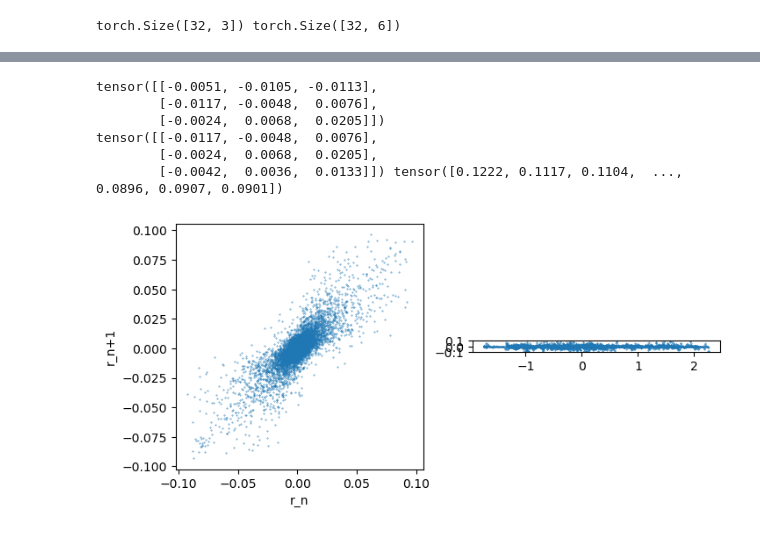
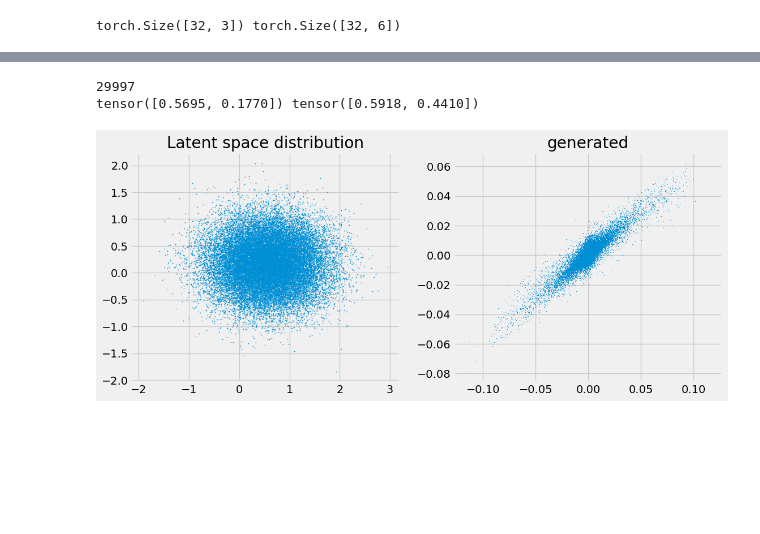
Before and after one commit to jetark/mzs, a Jupyter notebook: cvae_mzs.ipynb, the cells around one changed output, grey strips where cells are left out. Cells and saved outputs as stored; diff of their text form; code cells hidden in the pictures; blank space fills up the shorter version.

```diff
--- a/cvae_mzs.ipynb
+++ b/cvae_mzs.ipynb
@@ -223,26 +222,27 @@ plt.show()
-# %%
-r_n = r_aux
-r_np1 = torch.roll(r_aux, -1, 0)
-v = r_v[:, 3:]
-r = r_v[:, :3]
-print(r_n[:3])
-print(r_np1[:3], v[:-1, 0])
-fig = plt.figure(figsize=(8,8))
-ax1 = fig.add_subplot(2,2,1)
-ax1.scatter(r_n[:, 2], r_np1[:,2], s=0.1)
-ax1.set_xlabel('r_n')
-ax1.set_ylabel('r_n+1')
-ax2 = fig.add_subplot(2,2,2)
-ax2.scatter(r[:,2], r_np1[:, 2], s=0.1)
-plt.gca().set_aspect('equal')
-# %% [output]
-tensor([[-0.0051, -0.0105, -0.0113],
-        [-0.0117, -0.0048,  0.0076],
-        [-0.0024,  0.0068,  0.0205]])
-tensor([[-0.0117, -0.0048,  0.0076],
-        [-0.0024,  0.0068,  0.0205],
-        [-0.0042,  0.0036,  0.0133]]) tensor([0.1222, 0.1117, 0.1104,  ..., 0.0896, 0.0907, 0.0901])
-[figure, removed]
+# %%
+ind = numpy.random.choice(len(data), 29997)
+labels = data[:][1]
+print(len(labels))
+with torch.no_grad():
+    _, _, _, z = VAE(data[ind][0], data[ind][1], return_latent=True)
+    generated = VAE.sample(labels, num_samples=len(labels))
+mu = torch.mean(z,0)
+std = torch.std(z,0)
+print(mu, std)
+fig = plt.figure(figsize=(12,5))
+
+ax1 = fig.add_subplot(1,2,1)
+ax1.scatter(z[:, 0], z[:, 1], s=0.5)
+ax1.set_title('Latent space distribution')
+
+ax2 = fig.add_subplot(1,2,2)
+ax2.scatter(torch.flatten(r_aux,end_dim=1)[:, 0], generated[:, 0], s=0.1)
+ax2.set_title('generated')
+fig.show()
+# %% [output]
+29997
+tensor([0.5695, 0.1770]) tensor([0.5918, 0.4410])
+[figure, added]
 # %%
 # Defining the Plot Style
 plt.style.use('fivethirtyeight')
```
Also changed, not shown: parts of 12 cells of this notebook, 1 other file.
